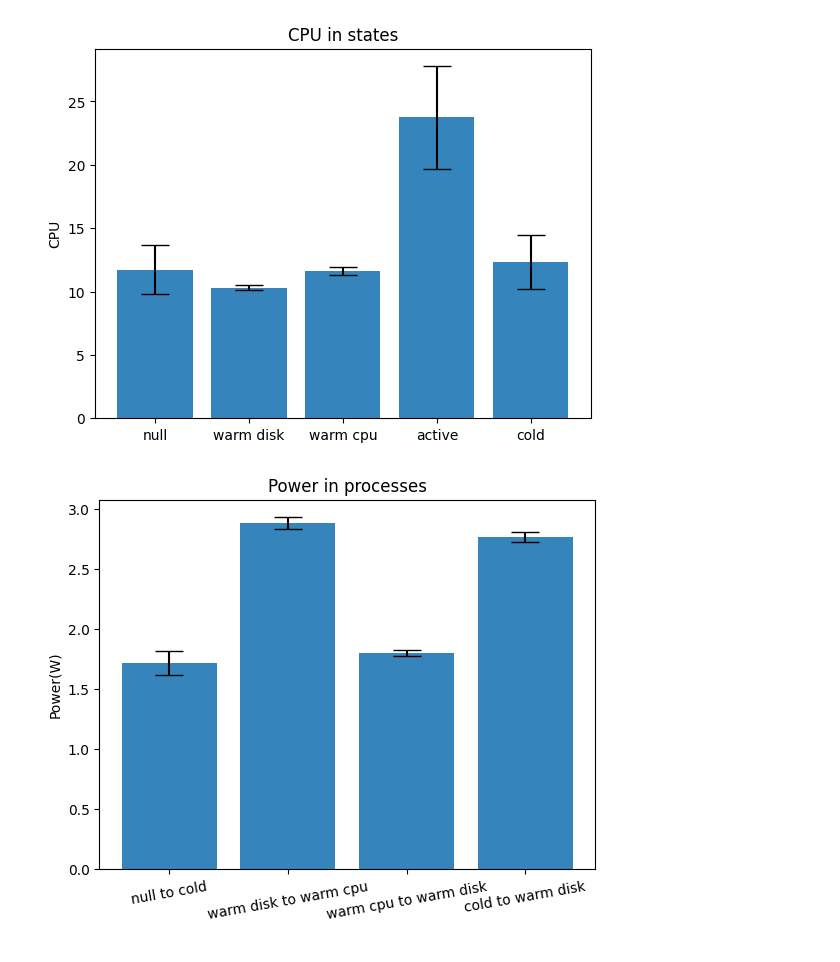
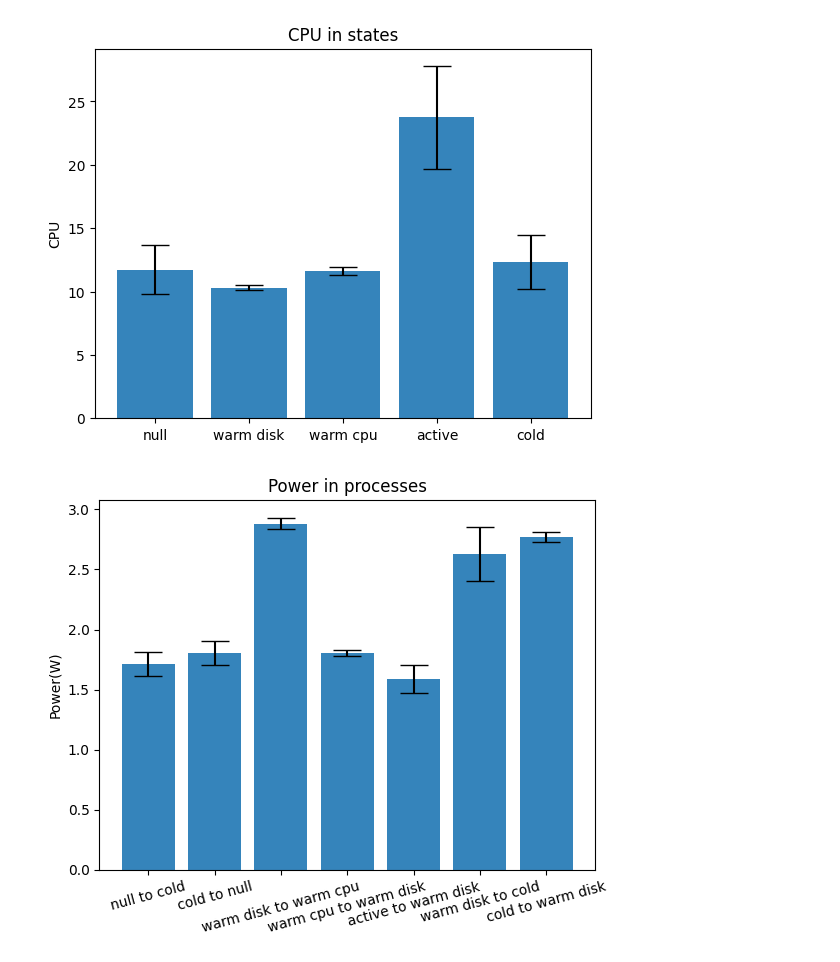
Before and after one commit to hctung57/serverless_detection_jestonnano, a Jupyter notebook: Result/serverless_bar_plot.ipynb, the cells around one changed output. Drawn from its saved outputs; the diff is of its cells as text; code cells hidden in the pictures.

Commit message:
update 7 process

```diff
--- a/Result/serverless_bar_plot.ipynb
+++ b/Result/serverless_bar_plot.ipynb
@@ -301,6 +349,21 @@ cpu_cold_to_warm_disk_process_mean = np.mean(average_cpu_cold_to_warm_disk_proce
 power_cold_to_warm_disk_process_mean = np.mean(average_power_cold_to_warm_disk_process)
 bw_cold_to_warm_disk_process_mean = np.mean(average_bw_cold_to_warm_disk_process)
 
+ram_active_to_warm_disk_process_mean = np.mean(average_ram_active_to_warm_disk_process)
+cpu_active_to_warm_disk_process_mean = np.mean(average_cpu_active_to_warm_disk_process)
+power_active_to_warm_disk_process_mean = np.mean(average_power_active_to_warm_disk_process)
+bw_active_to_warm_disk_process_mean = np.mean(average_bw_active_to_warm_disk_process)
+
+ram_warm_disk_to_cold_process_mean = np.mean(average_ram_warm_disk_to_cold_process)
+cpu_warm_disk_to_cold_process_mean = np.mean(average_cpu_warm_disk_to_cold_process)
+power_warm_disk_to_cold_process_mean = np.mean(average_power_warm_disk_to_cold_process)
+bw_warm_disk_to_cold_process_mean = np.mean(average_bw_warm_disk_to_cold_process)
+
+ram_cold_to_null_process_mean = np.mean(average_ram_cold_to_null_process)
+cpu_cold_to_null_process_mean = np.mean(average_cpu_cold_to_null_process)
+power_cold_to_null_process_mean = np.mean(average_power_cold_to_null_process)
+bw_cold_to_null_process_mean = np.mean(average_bw_cold_to_null_process)
+
 # Calculate the standard deviation
 ram_null_to_cold_process_std = np.std(average_ram_null_to_cold_process)
 cpu_null_to_cold_process_std = np.std(average_cpu_null_to_cold_process)
@@ -321,25 +384,40 @@ ram_cold_to_warm_disk_process_std = np.std(average_ram_cold_to_warm_disk_process
 cpu_cold_to_warm_disk_process_std = np.std(average_cpu_cold_to_warm_disk_process)
 power_cold_to_warm_disk_process_std = np.std(average_power_cold_to_warm_disk_process)
 bw_cold_to_warm_disk_process_std = np.std(average_bw_cold_to_warm_disk_process)
+
+ram_active_to_warm_disk_process_std = np.std(average_ram_active_to_warm_disk_process)
+cpu_active_to_warm_disk_process_std = np.std(average_cpu_active_to_warm_disk_process)
+power_active_to_warm_disk_process_std = np.std(average_power_active_to_warm_disk_process)
+bw_active_to_warm_disk_process_std = np.std(average_bw_active_to_warm_disk_process)
+
+ram_warm_disk_to_cold_process_std = np.std(average_ram_warm_disk_to_cold_process)
+cpu_warm_disk_to_cold_process_std = np.std(average_cpu_warm_disk_to_cold_process)
+power_warm_disk_to_cold_process_std = np.std(average_power_warm_disk_to_cold_process)
+bw_warm_disk_to_cold_process_std = np.std(average_bw_warm_disk_to_cold_process)
+
+ram_cold_to_null_process_std = np.std(average_ram_cold_to_null_process)
+cpu_cold_to_null_process_std = np.std(average_cpu_cold_to_null_process)
+power_cold_to_null_process_std = np.std(average_power_cold_to_null_process)
+bw_cold_to_null_process_std = np.std(average_bw_cold_to_null_process)
 # %%
 # power in states
-data = [power_null_to_cold_process_mean, power_warm_disk_to_warm_cpu_process_mean,
-        power_warm_cpu_to_warm_disk_process_mean, power_cold_to_warm_disk_process_mean]
-error = [power_null_to_cold_process_std, power_warm_disk_to_warm_cpu_process_std,
-        power_warm_cpu_to_warm_disk_process_std, power_cold_to_warm_disk_process_std]
-state = ["null to cold", "warm disk to warm cpu",
-         "warm cpu to warm disk", "cold to warm disk"]
+data = [power_null_to_cold_process_mean, power_cold_to_null_process_mean, power_warm_disk_to_warm_cpu_process_mean,
+        power_warm_cpu_to_warm_disk_process_mean, power_active_to_warm_disk_process_mean, power_warm_disk_to_cold_process_mean, power_cold_to_warm_disk_process_mean]
+error = [power_null_to_cold_process_std, power_null_to_cold_process_std, power_warm_disk_to_warm_cpu_process_std,
+         power_warm_cpu_to_warm_disk_process_std, power_active_to_warm_disk_process_std, power_warm_disk_to_cold_process_std, power_cold_to_warm_disk_process_std]
+state = ["null to cold", "cold to null", "warm disk to warm cpu",
+         "warm cpu to warm disk", "active to warm disk", "warm disk to cold", "cold to warm disk"]
 fig1, ax1 = plot.subplots()
 x_pos = x_pos = np.arange(len(state))
 ax1.bar(x_pos, data, yerr=error, align='center',
         alpha=0.9, ecolor='black', capsize=10)
 ax1.set_title('Power in processes')
 ax1.set_ylabel("Power(W)")
-plot.xticks(rotation = 10)
+plot.xticks(rotation=15)
 ax1.set_xticks(x_pos)
 ax1.set_xticklabels(state)
 plot.show()
 # %% [output]
-[figure, old version]
+[figure, new version]
 # %%
 # ram in states
```
Also changed, not shown: parts of 11 cells of this notebook.
